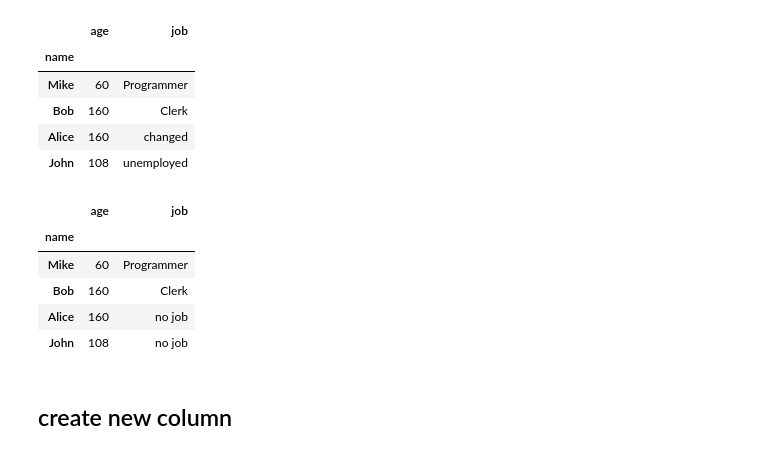
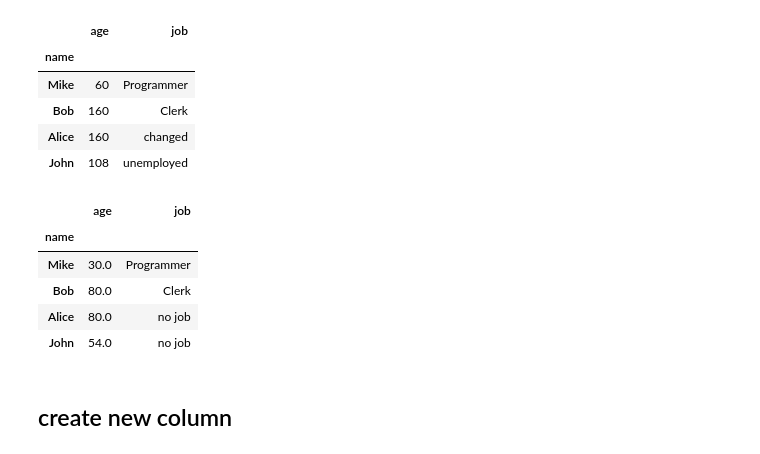
Before and after one commit to atrox3d/neuralnine-pandas-full-course, a Jupyter notebook: 02.ipynb, the cells around one changed output. Cells and saved outputs as stored; diff of their text form; code cells hidden in the pictures.

```diff
--- a/02.ipynb
+++ b/02.ipynb
@@ -268,15 +266,16 @@ df
 | Alice | 160 | changed |
 | John | 108 | unemployed |
 # %%
+df.age = df.age /2
 df.job = df.job.apply(lambda job: 'no job' if job.endswith('d') else job)
 df
 # %% [output]
 |  | age | job |
 | name |  |  |
-| Mike | 60 | Programmer |
-| Bob | 160 | Clerk |
-| Alice | 160 | no job |
-| John | 108 | no job |
+| Mike | 30.0 | Programmer |
+| Bob | 80.0 | Clerk |
+| Alice | 80.0 | no job |
+| John | 54.0 | no job |
 # %% [markdown]
 ## create new column
 # %%
```
Also changed, not shown: parts of 22 cells of this notebook.
